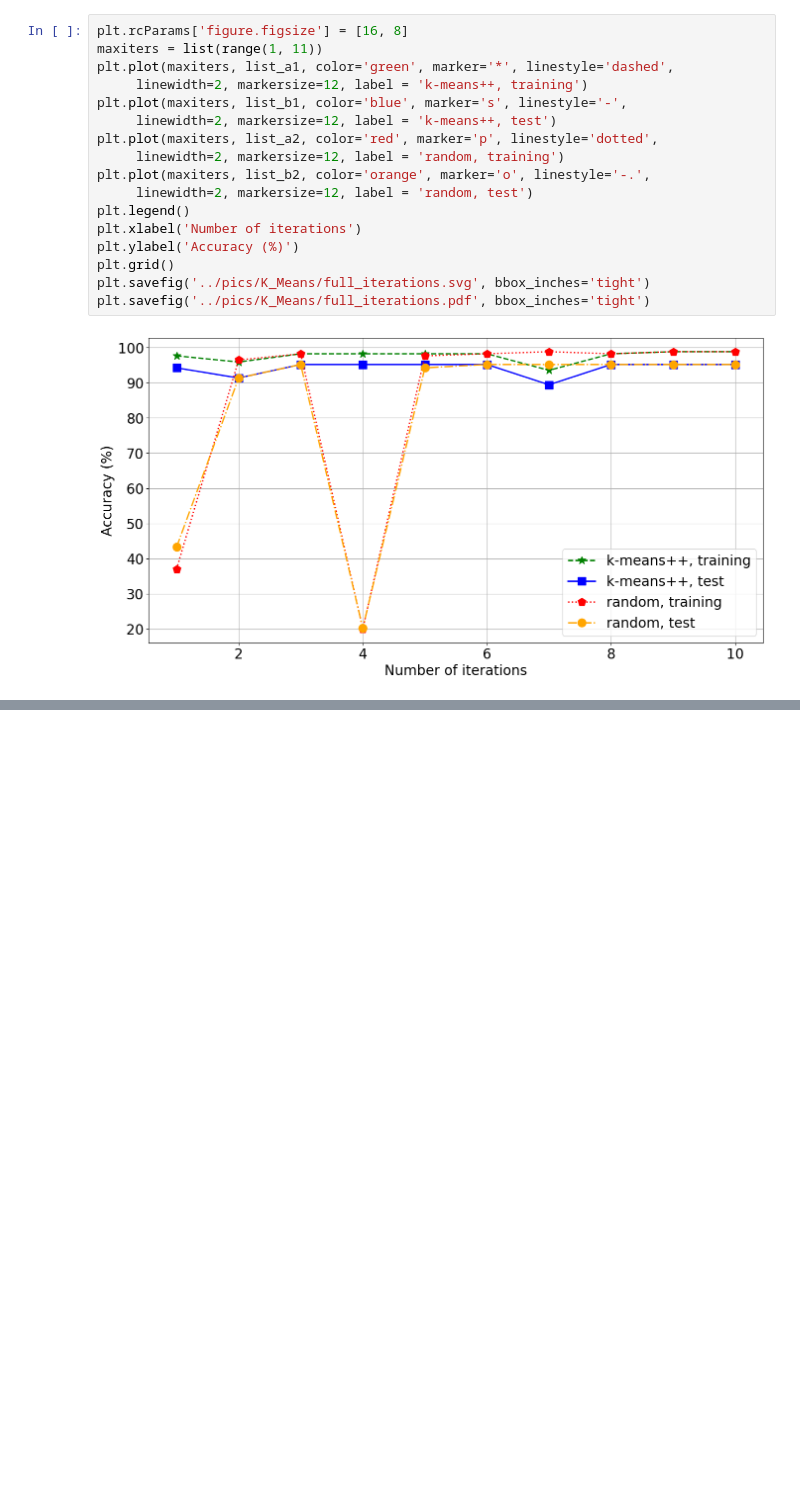
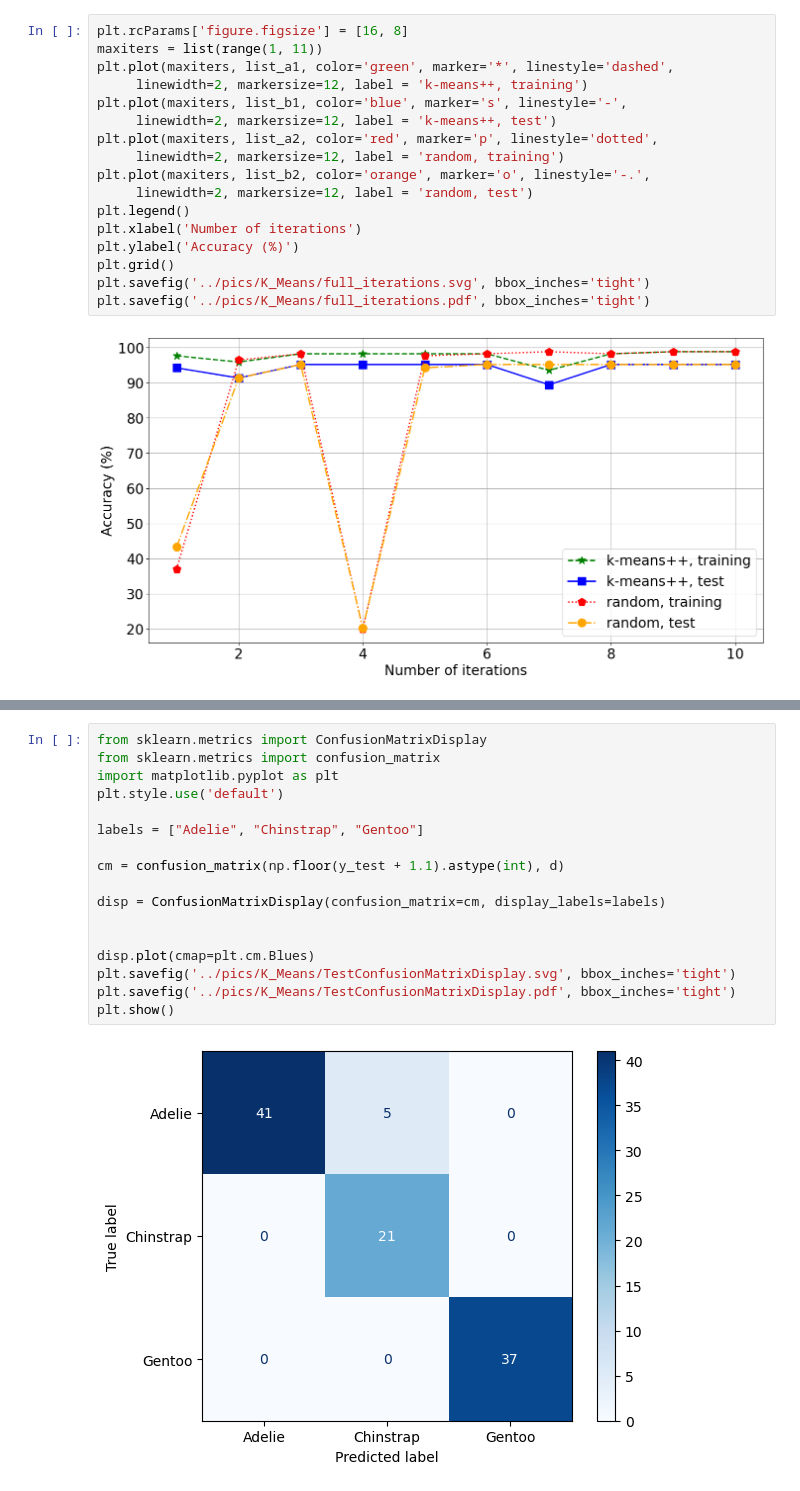
Before and after one commit to Tahuubinh/ML_HUST_PROJECT, a Jupyter notebook: code/K_means.ipynb, the cells around one changed output, grey strips where cells are left out. Cells and saved outputs as stored; diff of their text form; blank space fills up the shorter version.

```diff
--- a/code/K_means.ipynb
+++ b/code/K_means.ipynb
@@ -403,0 +420,19 @@ maxiters
+# %%
+from sklearn.metrics import ConfusionMatrixDisplay
+from sklearn.metrics import confusion_matrix
+import matplotlib.pyplot as plt
+plt.style.use('default')
+
+labels = ["Adelie", "Chinstrap", "Gentoo"]
+
+cm = confusion_matrix(np.floor(y_test + 1.1).astype(int), d)
+
+disp = ConfusionMatrixDisplay(confusion_matrix=cm, display_labels=labels)
+
+
+disp.plot(cmap=plt.cm.Blues)
+plt.savefig('../pics/K_Means/TestConfusionMatrixDisplay.svg', bbox_inches='tight')
+plt.savefig('../pics/K_Means/TestConfusionMatrixDisplay.pdf', bbox_inches='tight')
+plt.show()
+# %% [output]
+[figure, added]
```
Also changed, not shown: parts of 10 cells of this notebook, 4 other files.
